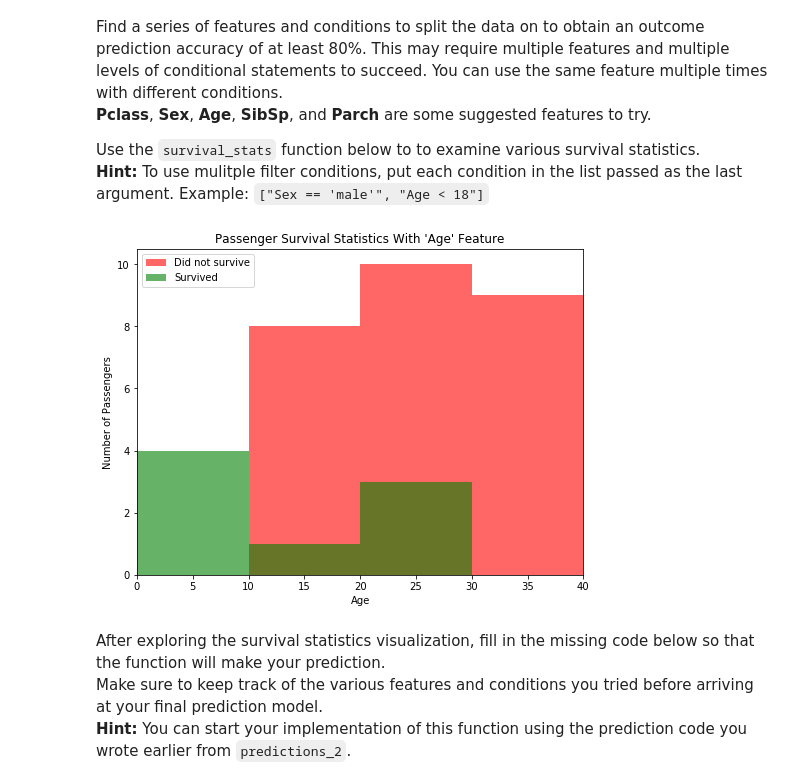
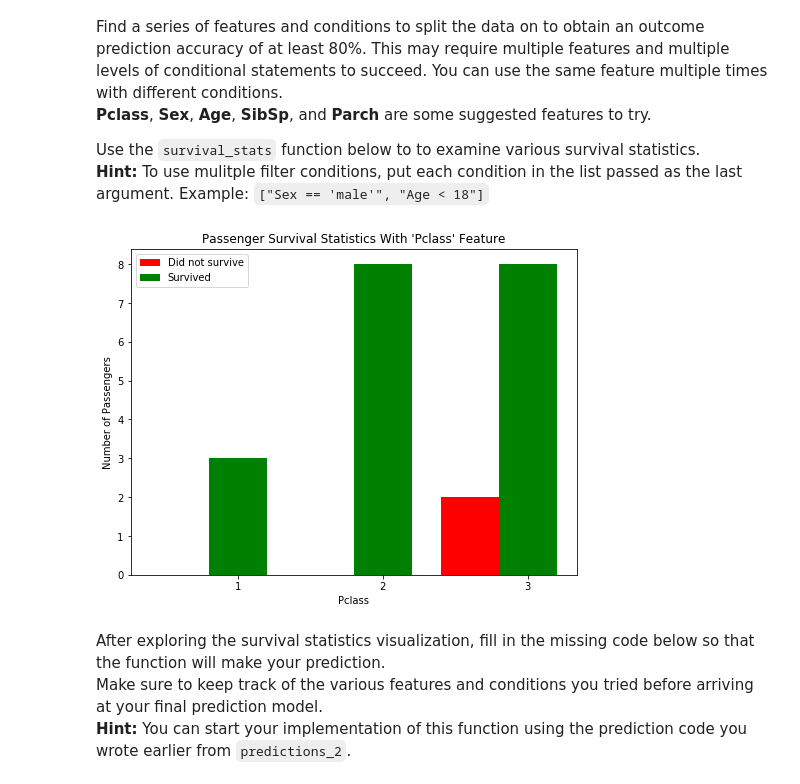
Before and after one commit to OlgaKuklina/MachineLearning, a Jupyter notebook: titanic_survival_exploration/titanic_survival_exploration.ipynb, the cells around one changed output. Drawn from its saved outputs; the diff is of its cells as text; code cells hidden in the pictures.

```diff
--- a/titanic_survival_exploration/titanic_survival_exploration.ipynb
+++ b/titanic_survival_exploration/titanic_survival_exploration.ipynb
@@ -222,9 +222,9 @@ Adding the feature **Age** as a condition in conjunction with **Sex** improves t
 Use the `survival_stats` function below to to examine various survival statistics.
 **Hint:** To use mulitple filter conditions, put each condition in the list passed as the last argument. Example: `["Sex == 'male'", "Age < 18"]`
 # %%
-vs.survival_stats(data, outcomes, 'Age', ["Sex == 'male'", "Pclass == 3", "SibSp == 1"])
+vs.survival_stats(data, outcomes, 'Pclass', ["Sex == 'male'", "Age < 16", "SibSp < 2"])
 # %% [output]
-[figure, old version]
+[figure, new version]
 # %% [markdown]
 After exploring the survival statistics visualization, fill in the missing code below so that the function will make your prediction.
 Make sure to keep track of the various features and conditions you tried before arriving at your final prediction model.
```
Also changed, not shown: parts of 2 cells of this notebook, 1 other file.
